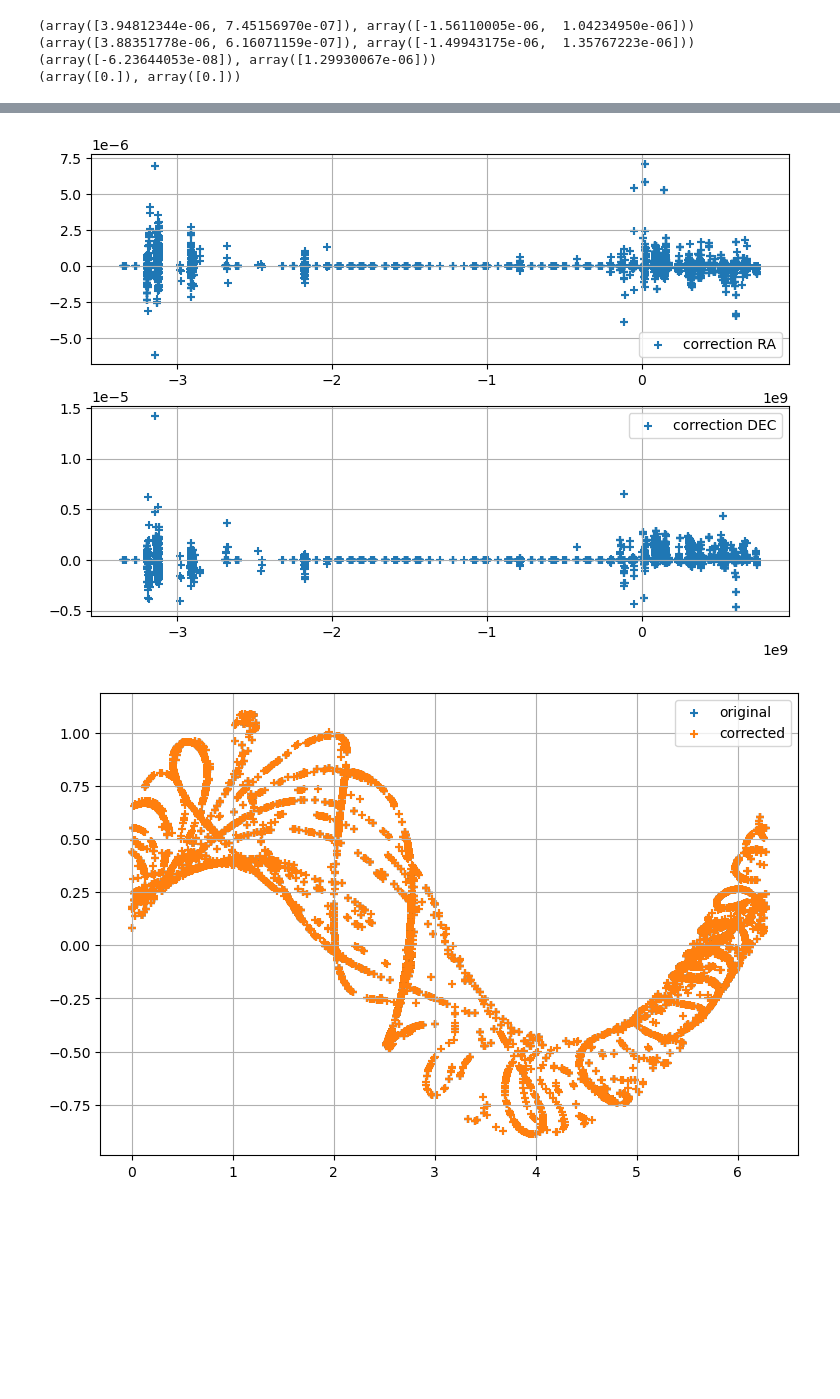
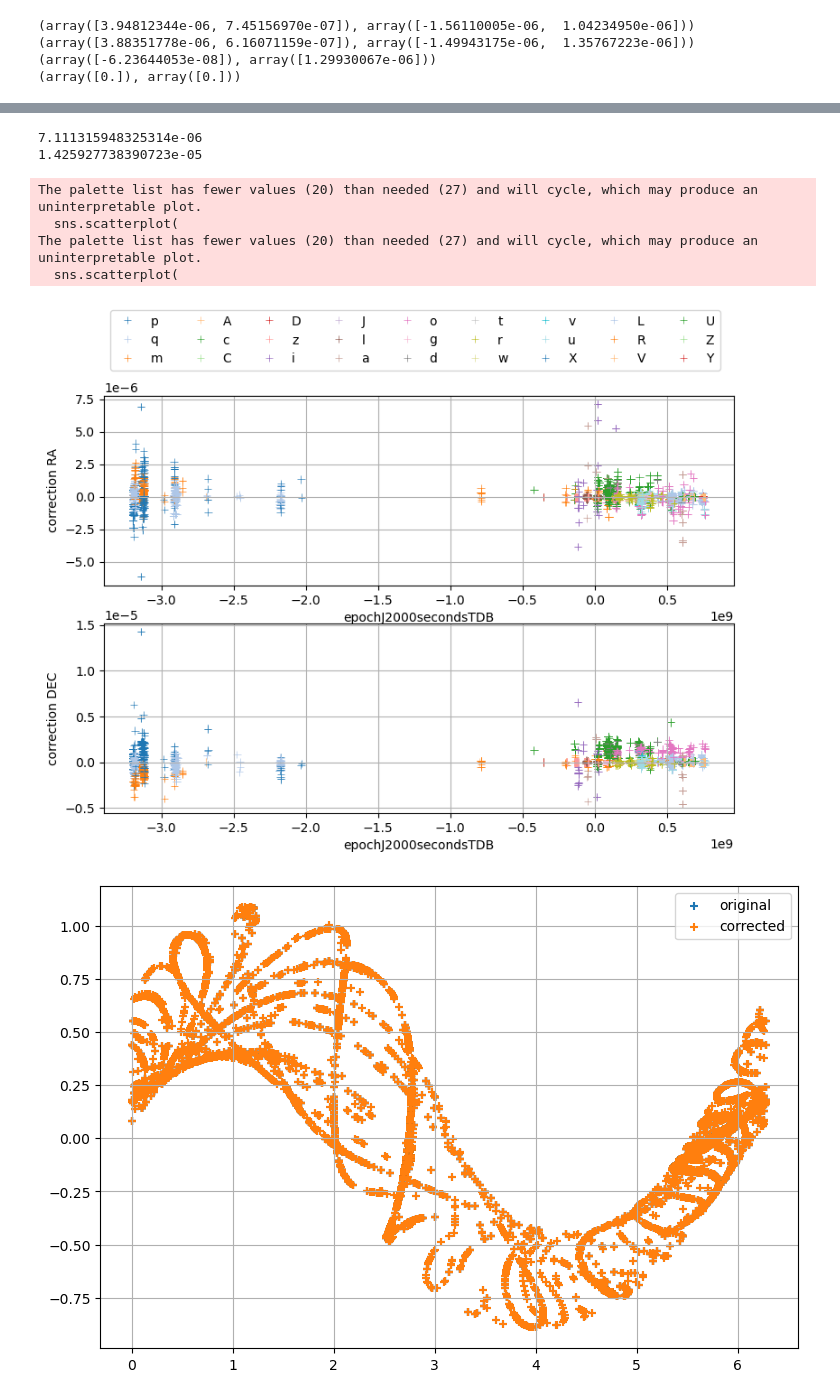
Before and after one commit to tristandijkstra/tudattesting, a Jupyter notebook: bias_loading.ipynb, the cells around one changed output, grey strips where cells are left out. Drawn from its saved outputs; the diff is of its cells as text; code cells hidden in the pictures; blank space fills up the shorter version.

```diff
--- a/bias_loading.ipynb
+++ b/bias_loading.ipynb
@@ -293,14 +322,17 @@ def get_biases_ECFF18(
     # retrieve bias values from bias file using indices
     # result is N x 4 biases for the correct star catalog
     biases = np.zeros(shape=(len(RA), 4))
-    catalogs = bias_df.columns.levels[0].to_list()
+    all_catalog_ids = bias_df.columns.levels[0].to_list()
+    # this changes all ids not present in the bias file to unknown, resulting in zero bias
+    catalog = ["unknown" if (cat not in all_catalog_ids) else cat for cat in catalog]
+
     for idx, (pix, cat) in enumerate(zip(pixels, catalog)):
-        if cat not in catalogs:
-            biases[idx] = 0.0
-        else:
-            biases[idx] = bias_df.loc[
-                pix, (cat, ["RA", "DEC", "PMRA", "PMDEC"])
-            ].to_numpy()
+        # if cat not in all_catalog_ids:
+        #     biases[idx] = 0.0
+        # else:
+        temp = bias_df.loc[pix, (cat, ["RA", "DEC", "PMRA", "PMDEC"])]
+        # print(temp)
+        biases[idx] = temp.to_numpy()
 
     # transform the values with formulas given, time in JD TT
     # def convert_table(time, bias_table, DEC):
@@ -319,6 +351,7 @@ def get_biases_ECFF18(
     RA_correction = RA_correction * (2 * np.pi)/1296000
     DEC_correction = DEC_correction * (2 * np.pi)/1296000
 
+    # return biases[:, 0], biases[:, 1]
     return RA_correction, DEC_correction
 
 
@@ -373,17 +407,44 @@ RA_corr, DEC_corr = get_biases_ECFF18(RA_original, DEC_original, time_original,
 
 RA_corrected = RA_original - RA_corr
 DEC_corrected = DEC_original - DEC_corr
+
+print(max(abs(RA_corr)))
+print(max(abs(DEC_corr)))
+# %% [output]
+7.111315948325314e-06
+1.425927738390723e-05
 # %%
 fig, (ax1, ax2) = plt.subplots(2, 1, figsize=(9, 6))
 
-ax1.scatter(time_original, RA_corr, marker="+", label="correction RA")
-ax2.scatter(time_original, DEC_corr, marker="+", label="correction DEC")
-ax1.legend()
-ax2.legend()
+sns.scatterplot(
+    x=time_original,
+    y=RA_corr,
+    marker="+",
+    hue=catalogs,
+    ax=ax1,
+    palette=sns.color_palette("tab20"),
+)
+sns.scatterplot(
+    x=time_original,
+    y=DEC_corr,
+    marker="+",
+    hue=catalogs,
+    ax=ax2,
+    legend=False,
+    palette=sns.color_palette("tab20"),
+)
+ax1.set_ylabel("correction RA")
+ax2.set_ylabel("correction DEC")
+ax1.legend(ncols=9, bbox_to_anchor=(0, 1.1), loc="lower left")
+# ax2.legend()
 ax1.grid()
 ax2.grid()
 # %% [output]
+The palette list has fewer values (20) than needed (27) and will cycle, which may produce an uninterpretable plot.
+  sns.scatterplot(
+The palette list has fewer values (20) than needed (27) and will cycle, which may produce an uninterpretable plot.
+  sns.scatterplot(
-[figure, old version]
+[figure, new version]
 # %%
 fig, ax = plt.subplots(1, 1, figsize=(9, 6))
 
```
Also changed, not shown: parts of 4 cells of this notebook, 3 other files.
